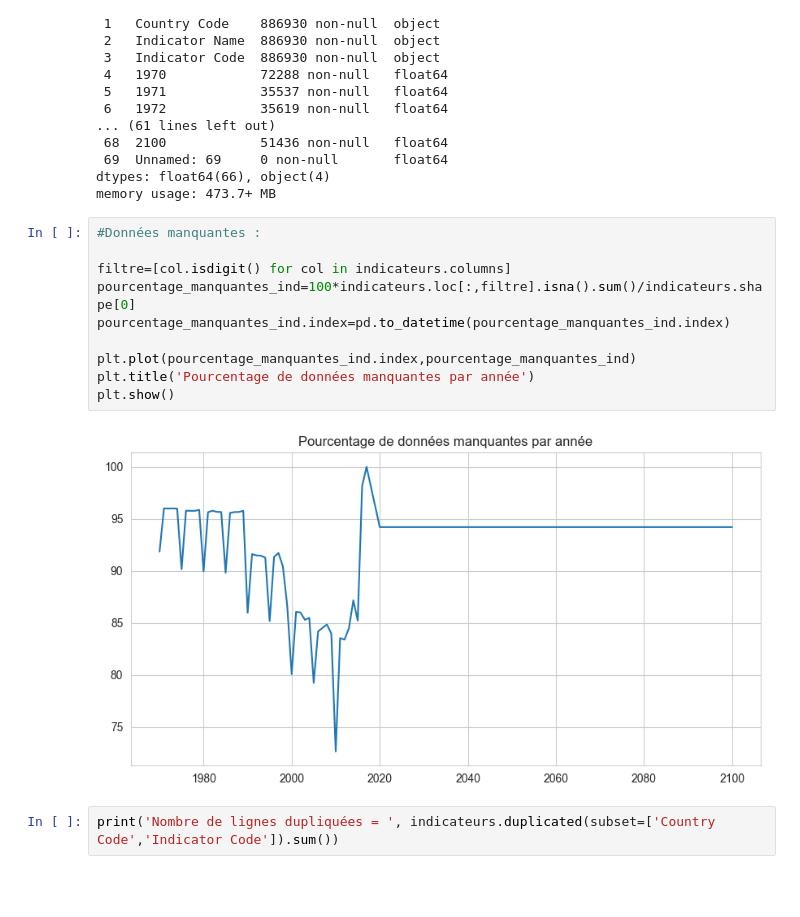
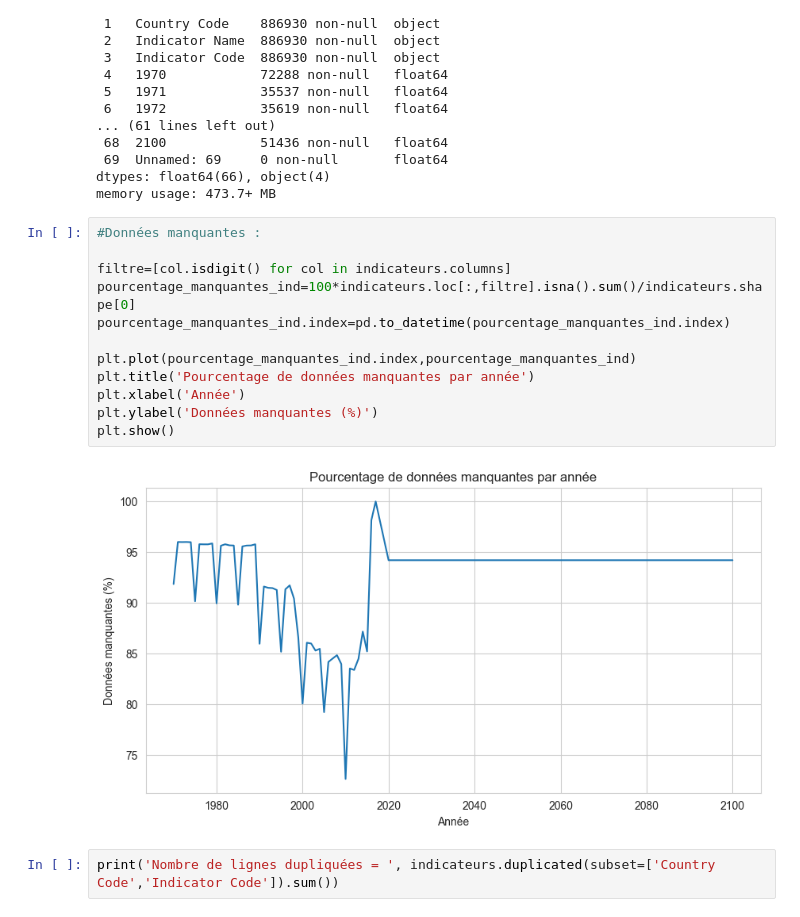
Before and after one commit to BlancaAlfaro/Projet2, a Jupyter notebook: 01-read.ipynb, the cells around one changed output. Drawn from its saved outputs; the diff is of its cells as text; blank space fills up the shorter version.

```diff
--- a/01-read.ipynb
+++ b/01-read.ipynb
@@ -192,15 +238,17 @@ memory usage: 473.7+ MB
 # %%
 #Données manquantes :
 
 filtre=[col.isdigit() for col in indicateurs.columns]
 pourcentage_manquantes_ind=100*indicateurs.loc[:,filtre].isna().sum()/indicateurs.shape[0]
 pourcentage_manquantes_ind.index=pd.to_datetime(pourcentage_manquantes_ind.index)
 
 plt.plot(pourcentage_manquantes_ind.index,pourcentage_manquantes_ind)
 plt.title('Pourcentage de données manquantes par année')
+plt.xlabel('Année')
+plt.ylabel('Données manquantes (%)')
 plt.show()
 # %% [output]
-[figure, old version]
+[figure, new version]
 # %%
 print('Nombre de lignes dupliquées = ', indicateurs.duplicated(subset=['Country Code','Indicator Code']).sum())
 # %% [output]
```
Also changed, not shown: parts of 77 cells of this notebook, 2 other files.
